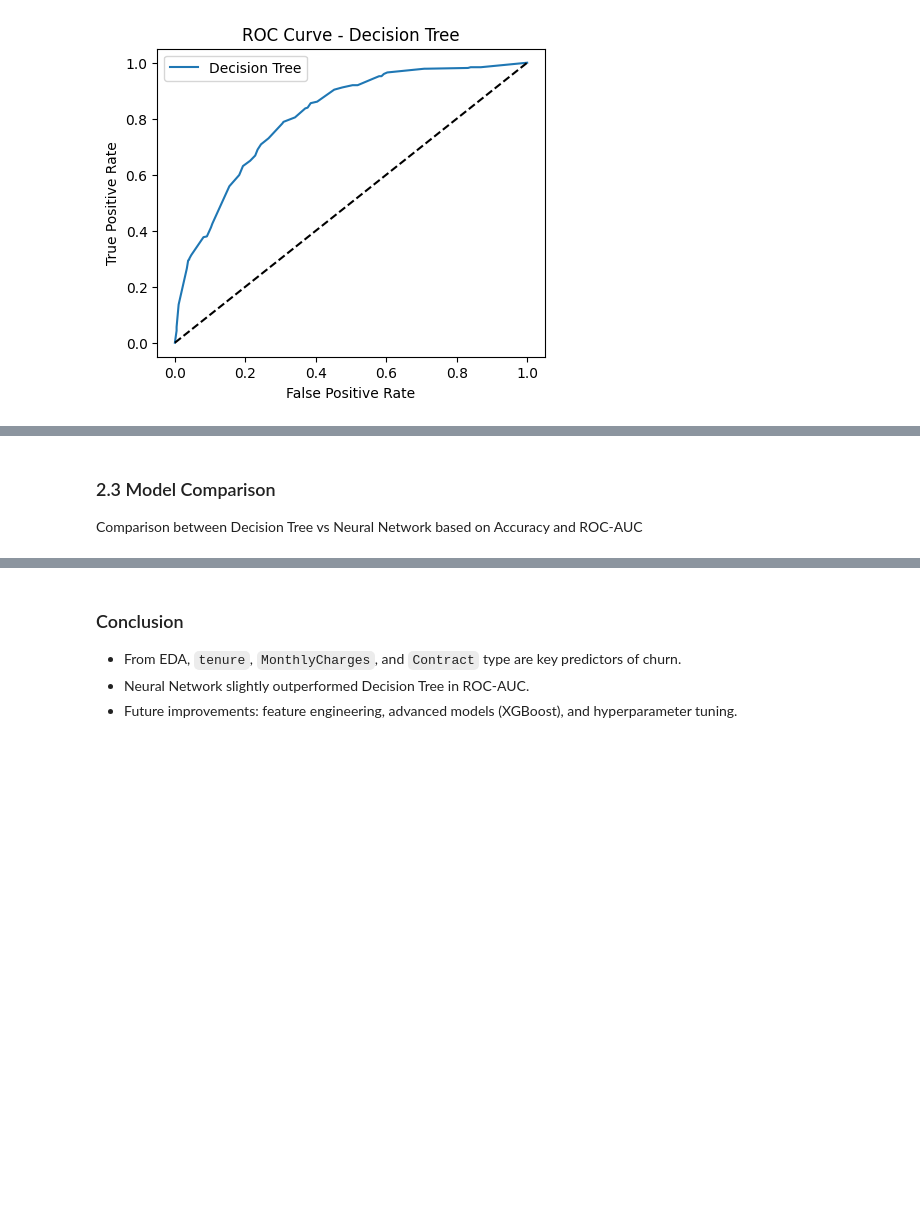
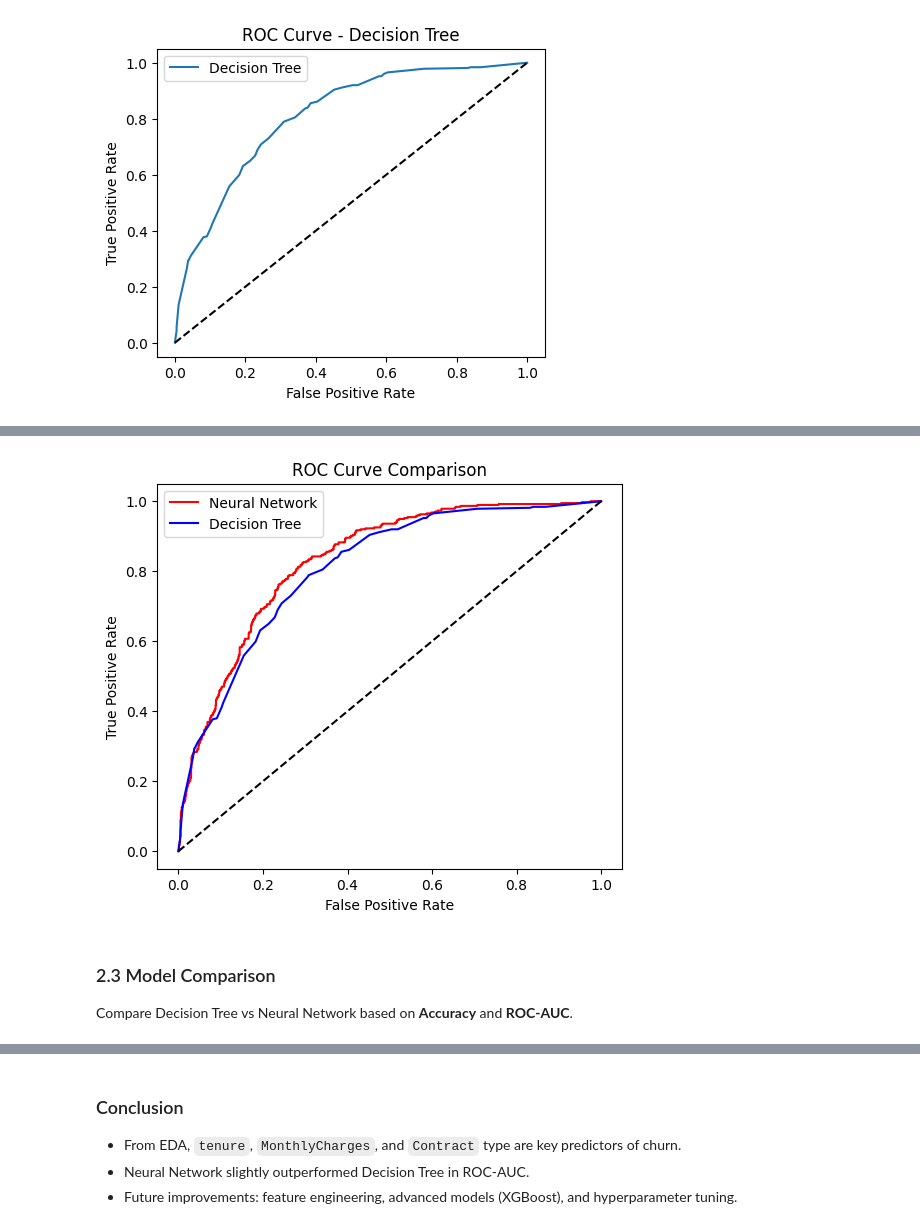
Before and after one commit to ADRIAN02-CODE/telco-churn-prediction, a Jupyter notebook: telco_churn_prediction.ipynb, the cells around one changed output, grey strips where cells are left out. Saved outputs shown, nothing was run; the diff lists cells and outputs as text; code cells hidden in the pictures; blank space fills up the shorter version.

```diff
--- a/telco_churn_prediction.ipynb
+++ b/telco_churn_prediction.ipynb
@@ -477,7 +453,27 @@ Neural Network ROC-AUC: 0.8347
+# %%
+# Compute ROC for Neural Network
+fpr_nn, tpr_nn, _ = roc_curve(y_test, y_proba_nn)
+
+# Compute ROC for Decision Tree
+fpr_dt, tpr_dt, _ = roc_curve(y_test, y_proba_dt)
+
+# Combined ROC plot
+plt.figure(figsize=(6,5))
+plt.plot(fpr_nn, tpr_nn, label="Neural Network", color='red')
+plt.plot(fpr_dt, tpr_dt, label="Decision Tree", color='blue')
+plt.plot([0,1],[0,1],'k--')
+
+plt.xlabel("False Positive Rate")
+plt.ylabel("True Positive Rate")
+plt.title("ROC Curve Comparison")
+plt.legend()
+plt.show()
+# %% [output]
+[figure, added]
 # %% [markdown]
 ### 2.3 Model Comparison
 
-Comparison between Decision Tree vs Neural Network based on Accuracy and ROC-AUC
+Compare Decision Tree vs Neural Network based on **Accuracy** and **ROC-AUC**.
 # %%
 comparison = pd.DataFrame({
     "Model": ["Decision Tree", "Neural Network"],
```
Also changed, not shown: parts of 16 cells of this notebook.
